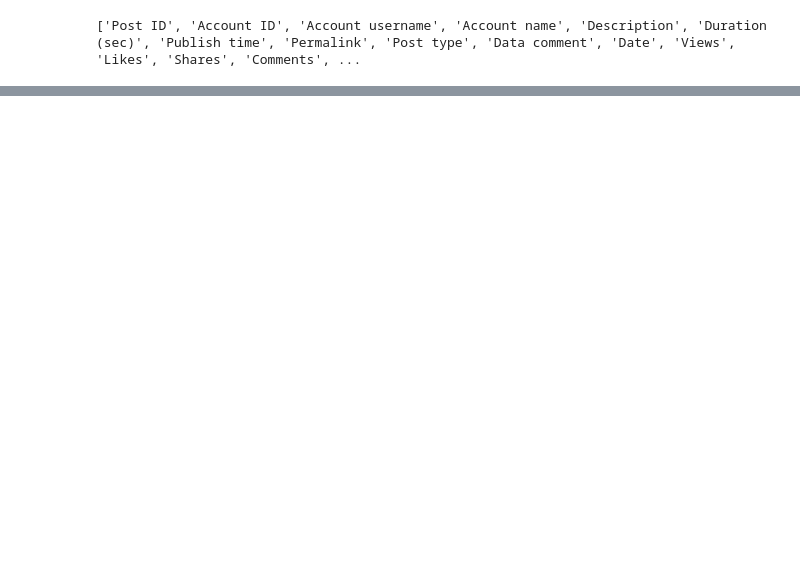
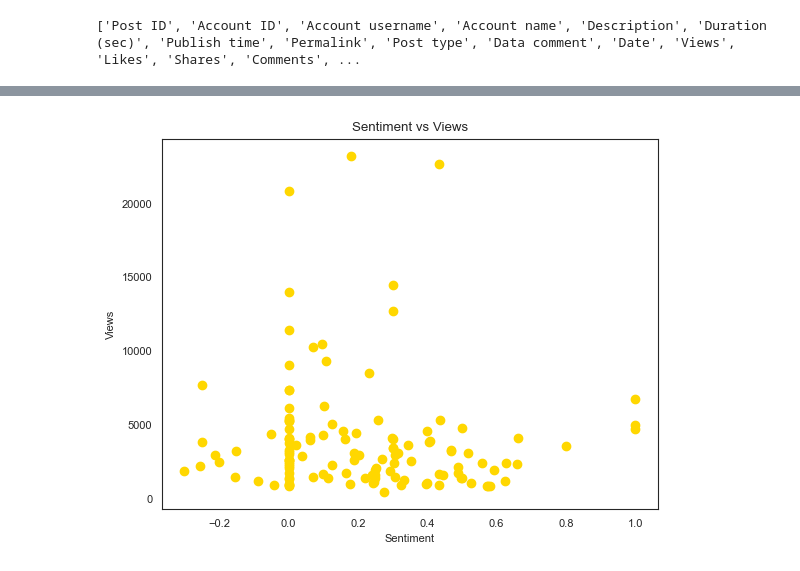
Before and after one commit to tylerparker22/work_to_show, a Jupyter notebook: Arkansas Tech Social Media/Untitled.ipynb, the cells around one changed output, grey strips where cells are left out. Saved outputs shown, nothing was run; the diff lists cells and outputs as text; code cells hidden in the pictures; blank space fills up the shorter version.

```diff
--- a/Arkansas Tech Social Media/Untitled.ipynb
+++ b/Arkansas Tech Social Media/Untitled.ipynb
@@ -44,0 +189,10 @@ print(df.columns.tolist())
+# %%
+import matplotlib.pyplot as plt
+
+plt.scatter(df['sentiment'], df['Views'], color='Gold')
+plt.xlabel('Sentiment')
+plt.ylabel('Views')
+plt.title('Sentiment vs Views')
+plt.show()
+# %% [output]
+[figure, added]
```
Also changed, not shown: parts of 14 cells of this notebook, 8 other files.
